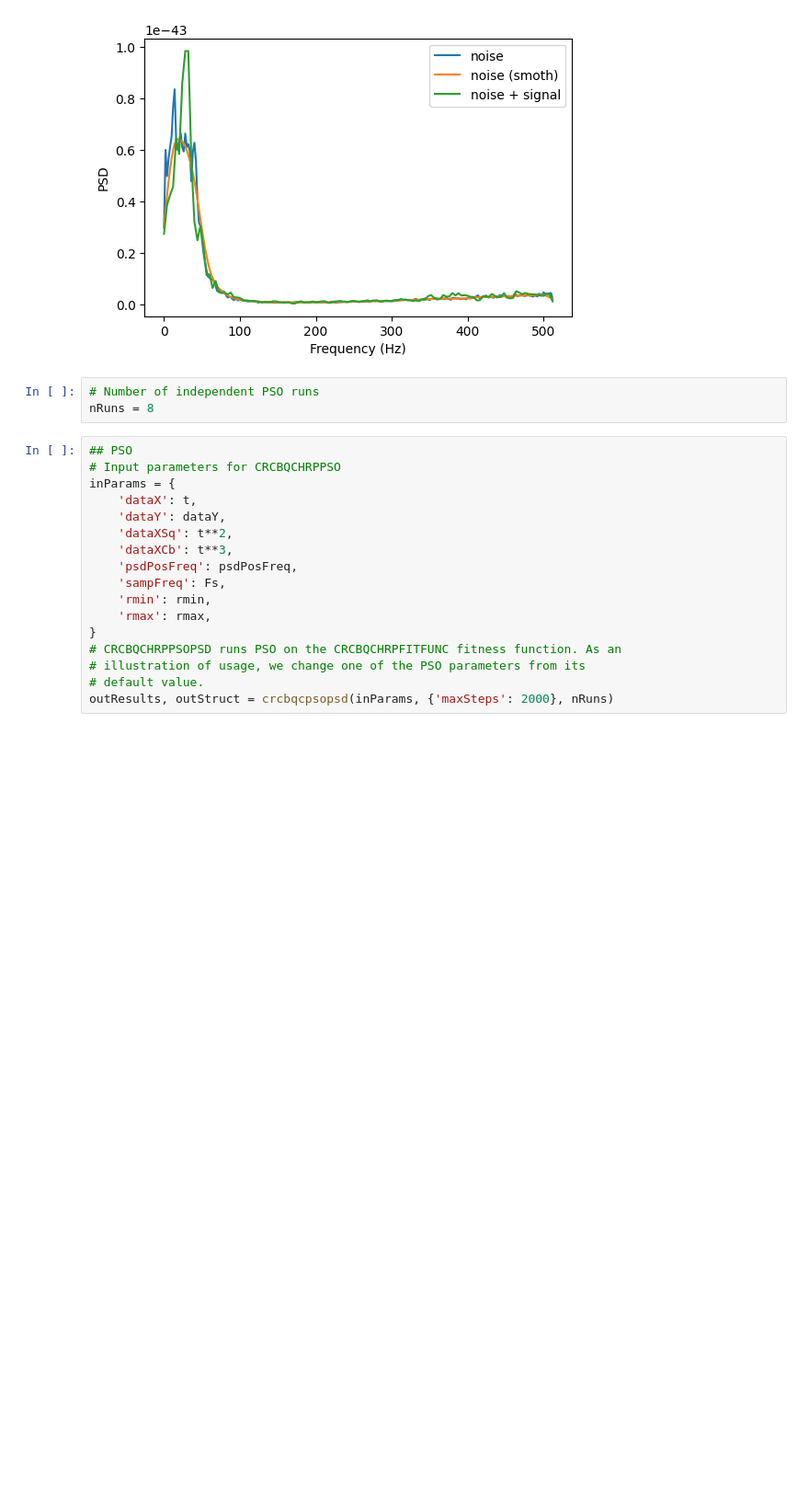
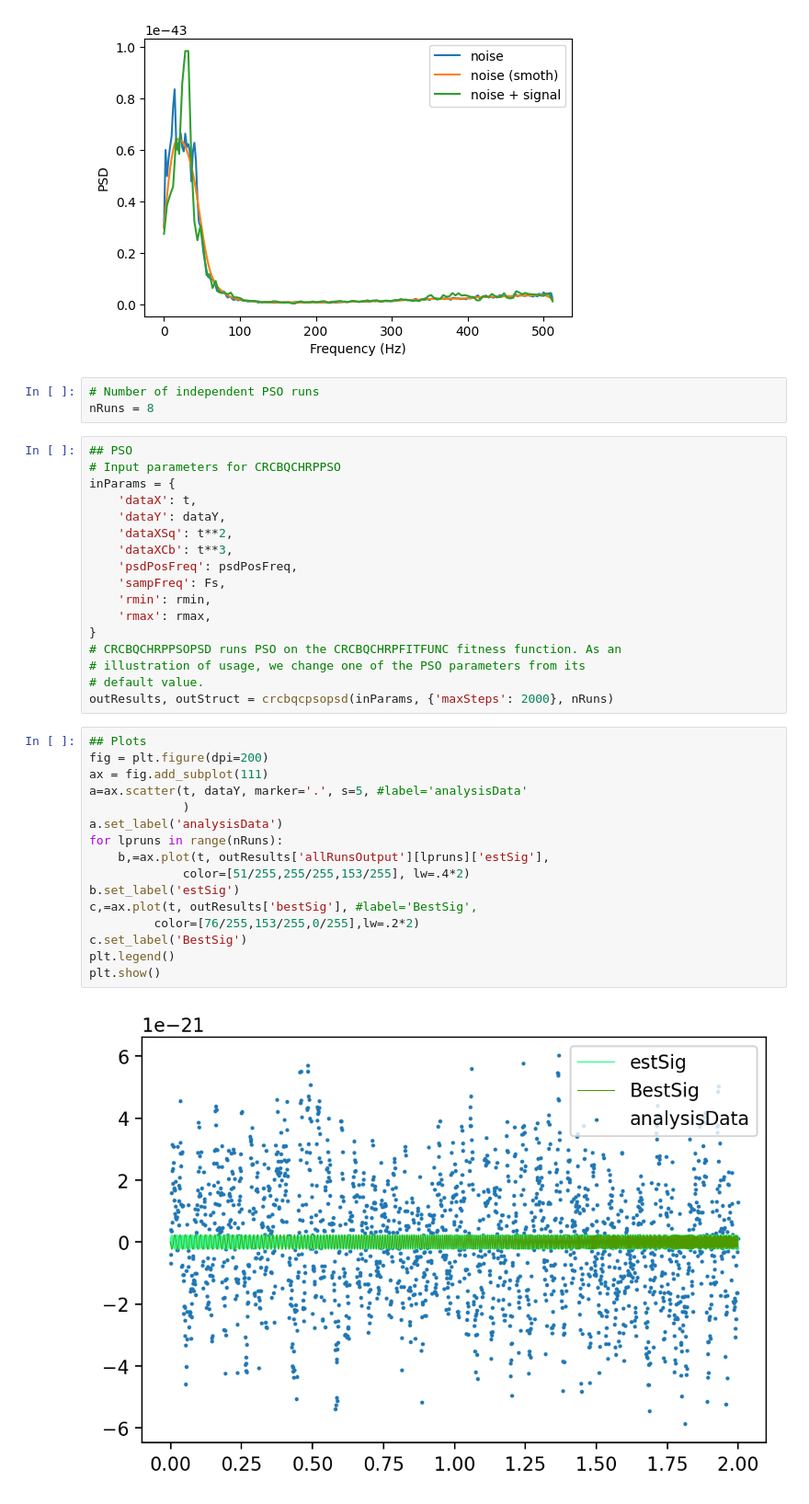
Before and after one commit to iphysresearch/PSO_python_demo, a Jupyter notebook: demo.ipynb, the cells around one changed output. Shown at 92% size. Drawn from its saved outputs; the diff is of its cells as text; blank space fills up the shorter version.

```diff
--- a/demo.ipynb
+++ b/demo.ipynb
@@ -87,4 +87,22 @@ inParams = {
 # illustration of usage, we change one of the PSO parameters from its
 # default value.
 outResults, outStruct = crcbqcpsopsd(inParams, {'maxSteps': 2000}, nRuns)
+# %%
+## Plots
+fig = plt.figure(dpi=200)
+ax = fig.add_subplot(111)
+a=ax.scatter(t, dataY, marker='.', s=5, #label='analysisData'
+             )
+a.set_label('analysisData')
+for lpruns in range(nRuns):
+    b,=ax.plot(t, outResults['allRunsOutput'][lpruns]['estSig'],
+             color=[51/255,255/255,153/255], lw=.4*2)
+b.set_label('estSig')
+c,=ax.plot(t, outResults['bestSig'], #label='BestSig',
+         color=[76/255,153/255,0/255],lw=.2*2)
+c.set_label('BestSig')
+plt.legend()
+plt.show()
+# %% [output]
+[figure, added]
 # %%
```
Also changed, not shown: parts of 2 cells of this notebook, 1 other file.
